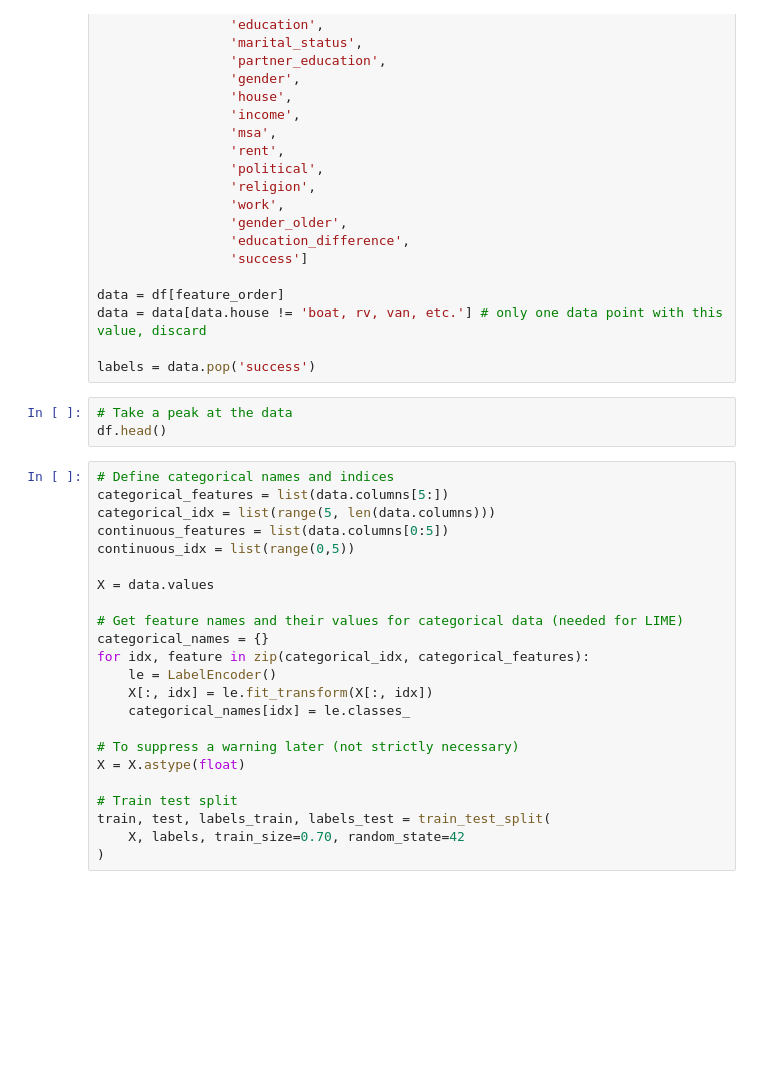
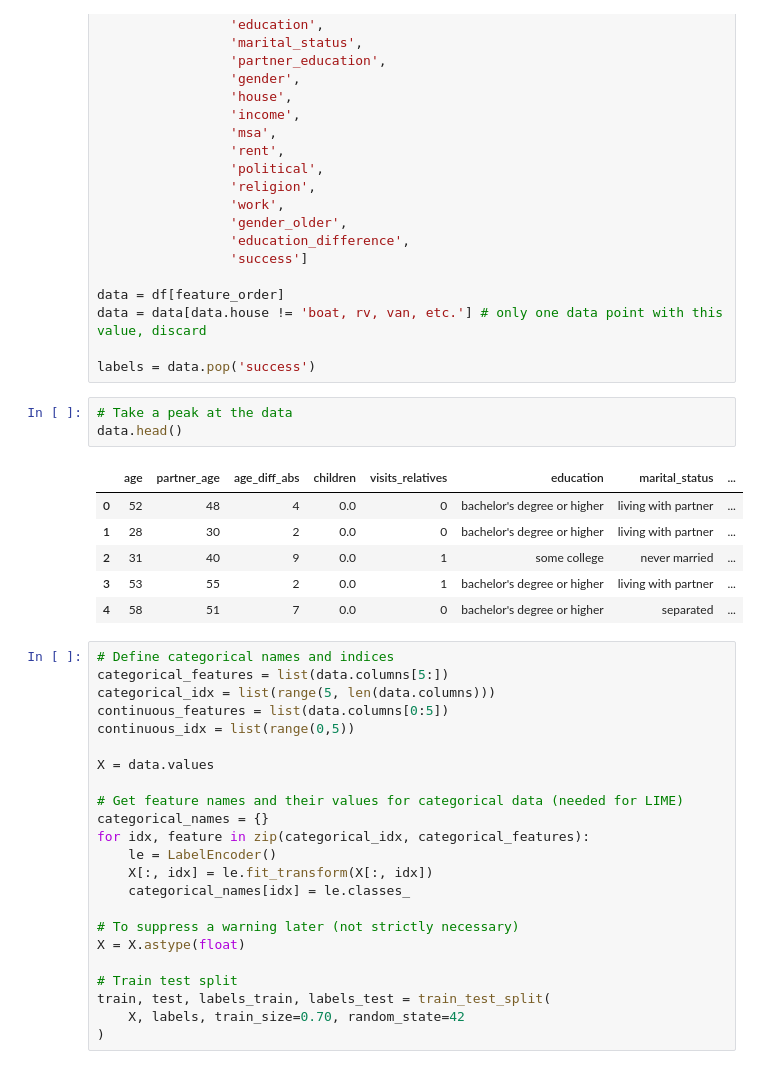
Before and after one commit to fastforwardlabs/couples-lime, a Jupyter notebook: couples-lime.ipynb, the cells around one changed output. Drawn from its saved outputs; the diff is of its cells as text; blank space fills up the shorter version.

Commit message:
add look at data

```diff
--- a/couples-lime.ipynb
+++ b/couples-lime.ipynb
@@ -66,7 +66,14 @@ data = data[data.house != 'boat, rv, van, etc.'] # only one data point with this
 labels = data.pop('success')
 # %%
 # Take a peak at the data
-df.head()
+data.head()
+# %% [output]
+|  | age | partner_age | age_diff_abs | children | visits_relatives | education | marital_status | ... |
+| 0 | 52 | 48 | 4 | 0.0 | 0 | bachelor's degree or higher | living with partner | ... |
+| 1 | 28 | 30 | 2 | 0.0 | 0 | bachelor's degree or higher | living with partner | ... |
+| 2 | 31 | 40 | 9 | 0.0 | 1 | some college | never married | ... |
+| 3 | 53 | 55 | 2 | 0.0 | 1 | bachelor's degree or higher | living with partner | ... |
+| 4 | 58 | 51 | 7 | 0.0 | 0 | bachelor's degree or higher | separated | ... |
 # %%
 # Define categorical names and indices
 categorical_features = list(data.columns[5:])
```
Also changed, not shown: parts of 10 cells of this notebook.
